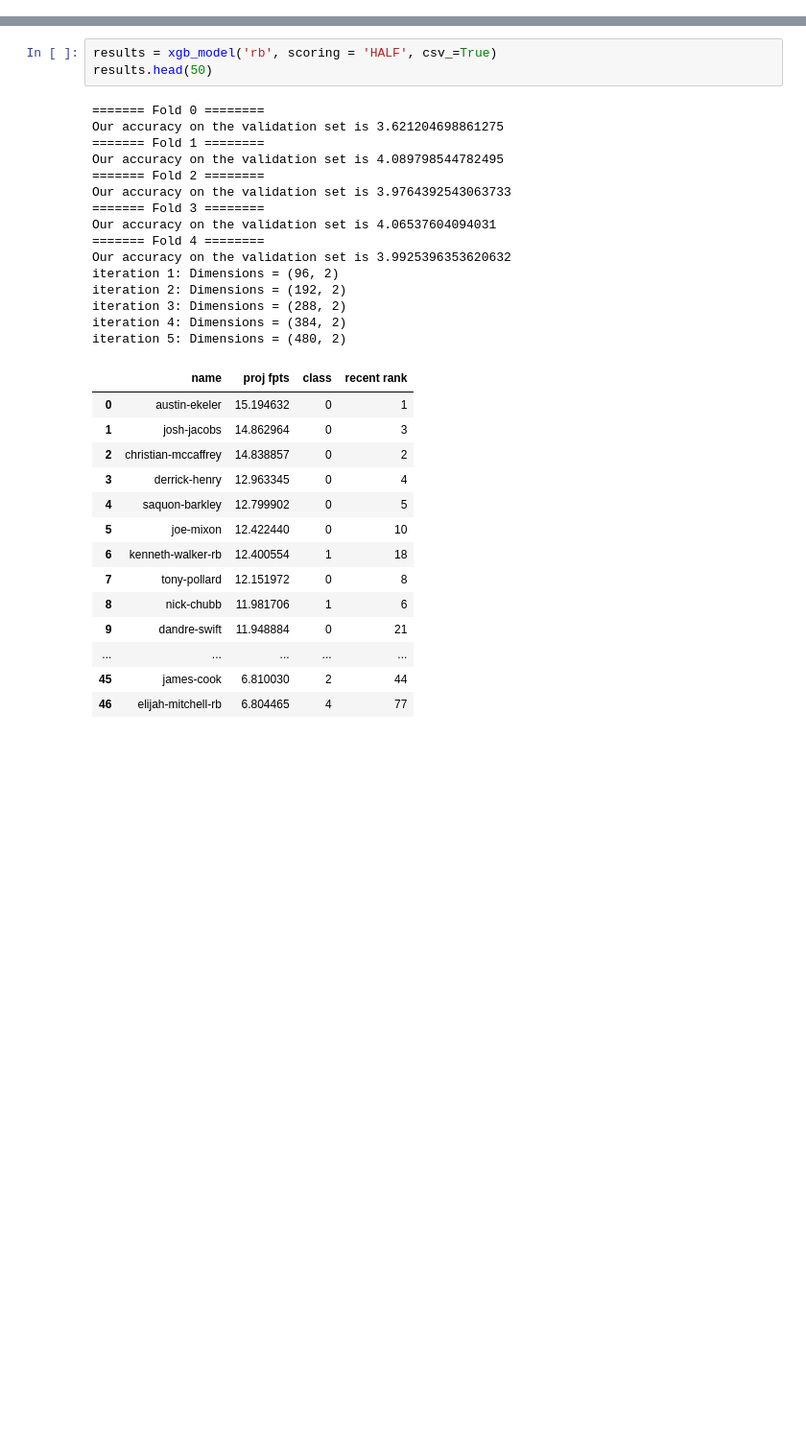
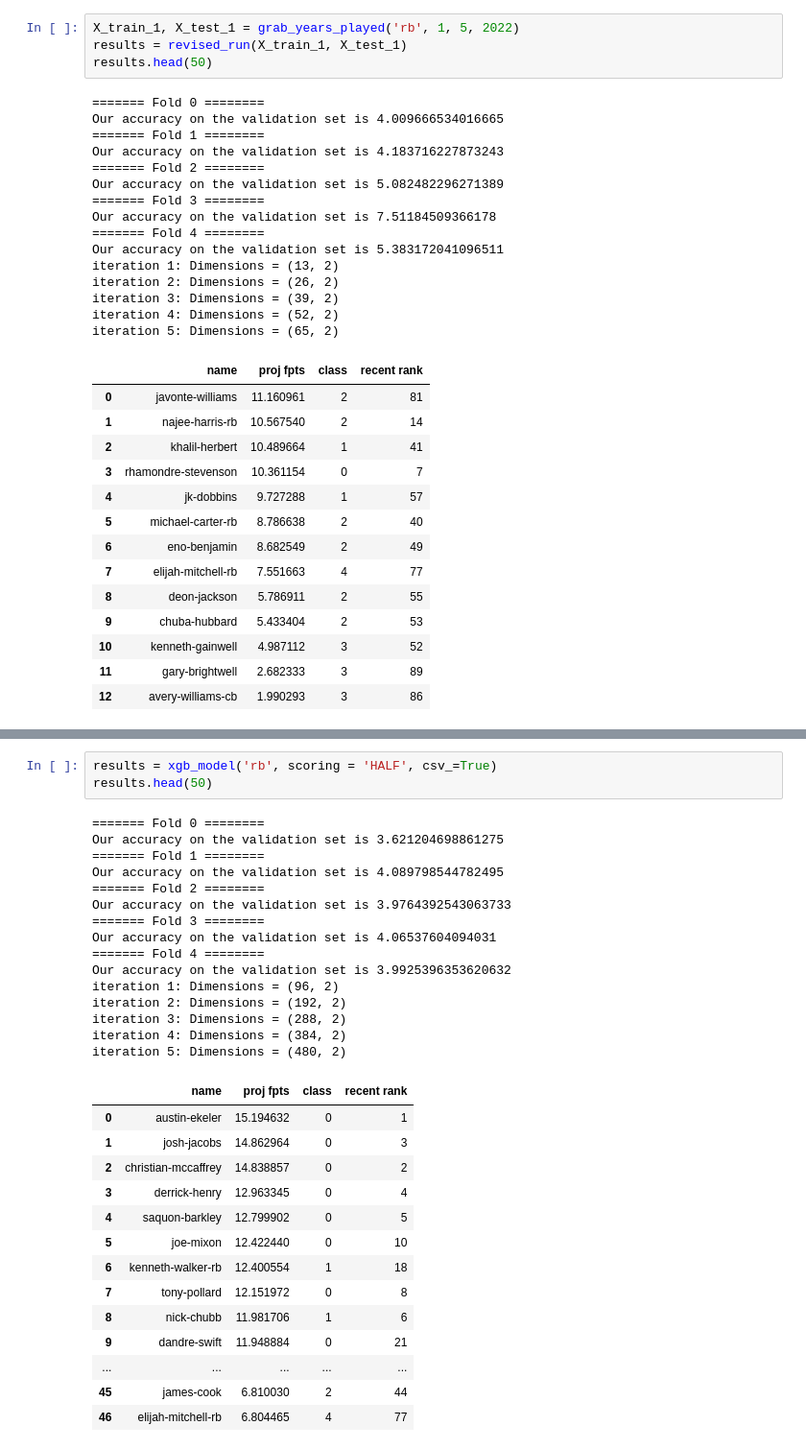
Before and after one commit to xander-abbott/fantasy_scrape, a Jupyter notebook: main_rb.ipynb, the cells around one changed output, grey strips where cells are left out. Shown at 96% size. Cells and saved outputs as stored; diff of their text form; blank space fills up the shorter version.

```diff
--- a/main_rb.ipynb
+++ b/main_rb.ipynb
@@ -7,0 +47,34 @@ from scrape import make_dists
+# %%
+X_train_1, X_test_1 = grab_years_played('rb', 1, 5, 2022)
+results = revised_run(X_train_1, X_test_1)
+results.head(50)
+# %% [output]
+======= Fold 0 ========
+Our accuracy on the validation set is 4.009666534016665
+======= Fold 1 ========
+Our accuracy on the validation set is 4.183716227873243
+======= Fold 2 ========
+Our accuracy on the validation set is 5.082482296271389
+======= Fold 3 ========
+Our accuracy on the validation set is 7.51184509366178
+======= Fold 4 ========
+Our accuracy on the validation set is 5.383172041096511
+iteration 1: Dimensions = (13, 2)
+iteration 2: Dimensions = (26, 2)
+iteration 3: Dimensions = (39, 2)
+iteration 4: Dimensions = (52, 2)
+iteration 5: Dimensions = (65, 2)
+|  | name | proj fpts | class | recent rank |
+| 0 | javonte-williams | 11.160961 | 2 | 81 |
+| 1 | najee-harris-rb | 10.567540 | 2 | 14 |
+| 2 | khalil-herbert | 10.489664 | 1 | 41 |
+| 3 | rhamondre-stevenson | 10.361154 | 0 | 7 |
+| 4 | jk-dobbins | 9.727288 | 1 | 57 |
+| 5 | michael-carter-rb | 8.786638 | 2 | 40 |
+| 6 | eno-benjamin | 8.682549 | 2 | 49 |
+| 7 | elijah-mitchell-rb | 7.551663 | 4 | 77 |
+| 8 | deon-jackson | 5.786911 | 2 | 55 |
+| 9 | chuba-hubbard | 5.433404 | 2 | 53 |
+| 10 | kenneth-gainwell | 4.987112 | 3 | 52 |
+| 11 | gary-brightwell | 2.682333 | 3 | 89 |
+| 12 | avery-williams-cb | 1.990293 | 3 | 86 |
```
Also changed, not shown: parts of 3 cells of this notebook, 9 other files.
